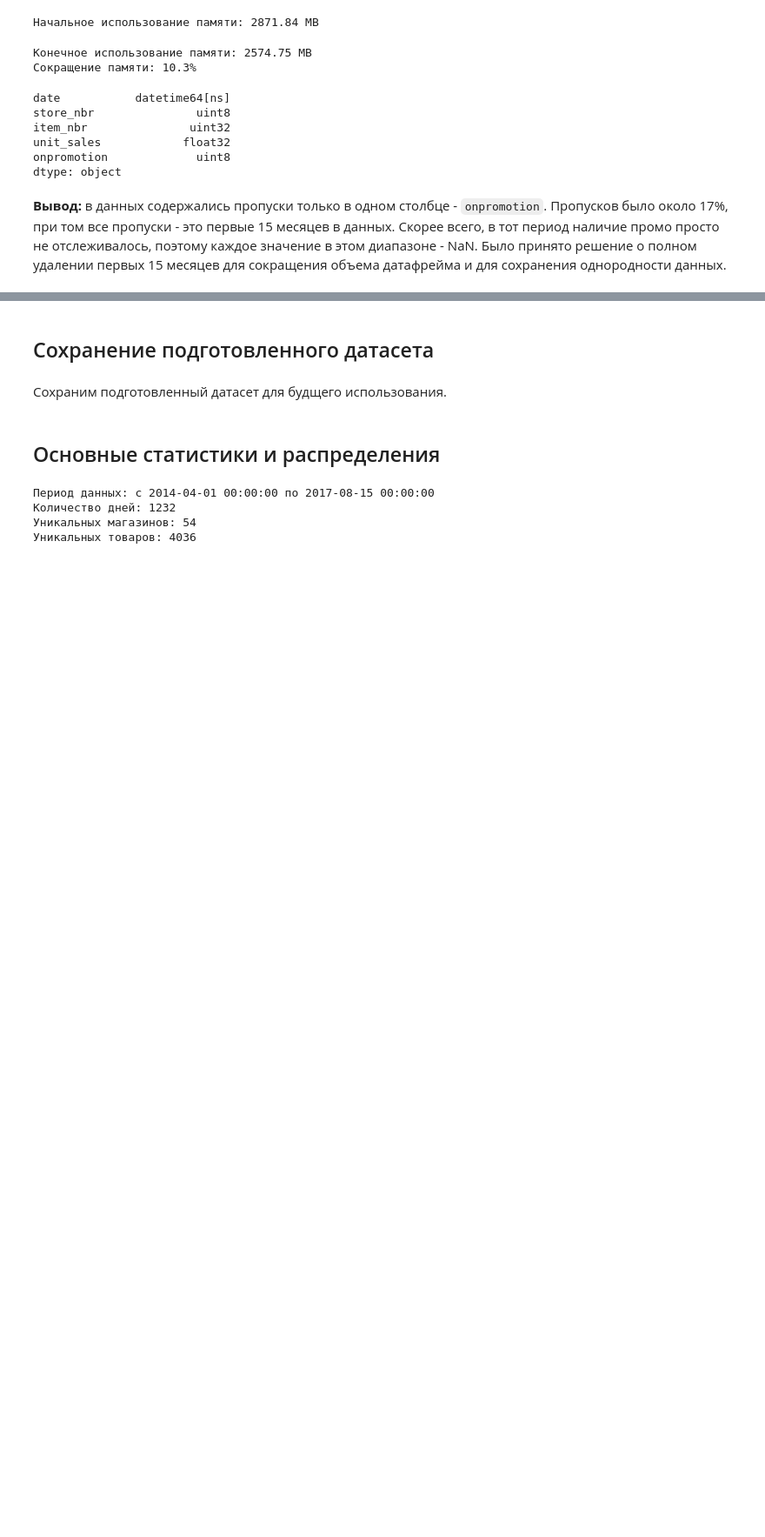
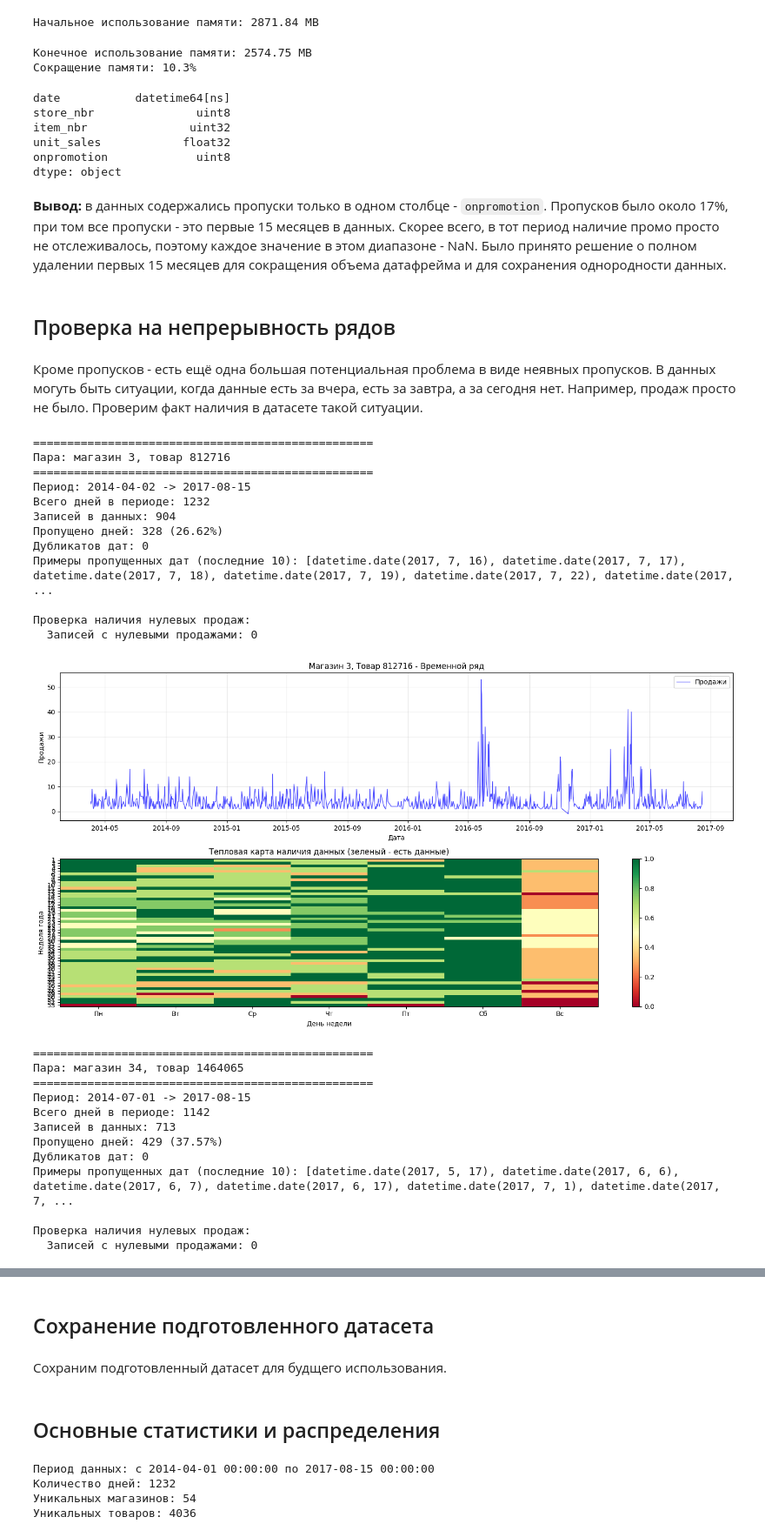
Before and after one commit to Aleksekek/TimeSeriesFinalProject_HSE, a Jupyter notebook: notebooks/01_eda.ipynb, the cells around one changed output, grey strips where cells are left out. Shown at 87% size. Saved outputs shown, nothing was run; the diff lists cells and outputs as text; code cells hidden in the pictures; blank space fills up the shorter version.

```diff
--- a/notebooks/01_eda.ipynb
+++ b/notebooks/01_eda.ipynb
@@ -138,3 +138,35 @@ onpromotion             uint8
 dtype: object
 # %% [markdown]
 **Вывод:** в данных содержались пропуски только в одном столбце - `onpromotion`. Пропусков было около 17%, при том все пропуски - это первые 15 месяцев в данных. Скорее всего, в тот период наличие промо просто не отслеживалось, поэтому каждое значение в этом диапазоне - NaN. Было принято решение о полном удалении первых 15 месяцев для сокращения объема датафрейма и для сохранения однородности данных.
+# %% [markdown]
+## Проверка на непрерывность рядов
+# %% [markdown]
+Кроме пропусков - есть ещё одна большая потенциальная проблема в виде неявных пропусков. В данных могуть быть ситуации, когда данные есть за вчера, есть за завтра, а за сегодня нет. Например, продаж просто не было. Проверим факт наличия в датасете такой ситуации.
+# %%
+random_check = check_random_pairs(train, n_pairs=3)
+# %% [output]
+==================================================
+Пара: магазин 3, товар 812716
+==================================================
+Период: 2014-04-02 -> 2017-08-15
+Всего дней в периоде: 1232
+Записей в данных: 904
+Пропущено дней: 328 (26.62%)
+Дубликатов дат: 0
+Примеры пропущенных дат (последние 10): [datetime.date(2017, 7, 16), datetime.date(2017, 7, 17), datetime.date(2017, 7, 18), datetime.date(2017, 7, 19), datetime.date(2017, 7, 22), datetime.date(2017, ...
+
+Проверка наличия нулевых продаж:
+  Записей с нулевыми продажами: 0
+[figure, added]
+==================================================
+Пара: магазин 34, товар 1464065
+==================================================
+Период: 2014-07-01 -> 2017-08-15
+Всего дней в периоде: 1142
+Записей в данных: 713
+Пропущено дней: 429 (37.57%)
+Дубликатов дат: 0
+Примеры пропущенных дат (последние 10): [datetime.date(2017, 5, 17), datetime.date(2017, 6, 6), datetime.date(2017, 6, 7), datetime.date(2017, 6, 17), datetime.date(2017, 7, 1), datetime.date(2017, 7, ...
+
+Проверка наличия нулевых продаж:
+  Записей с нулевыми продажами: 0
```
Also changed, not shown: parts of 14 cells of this notebook.
